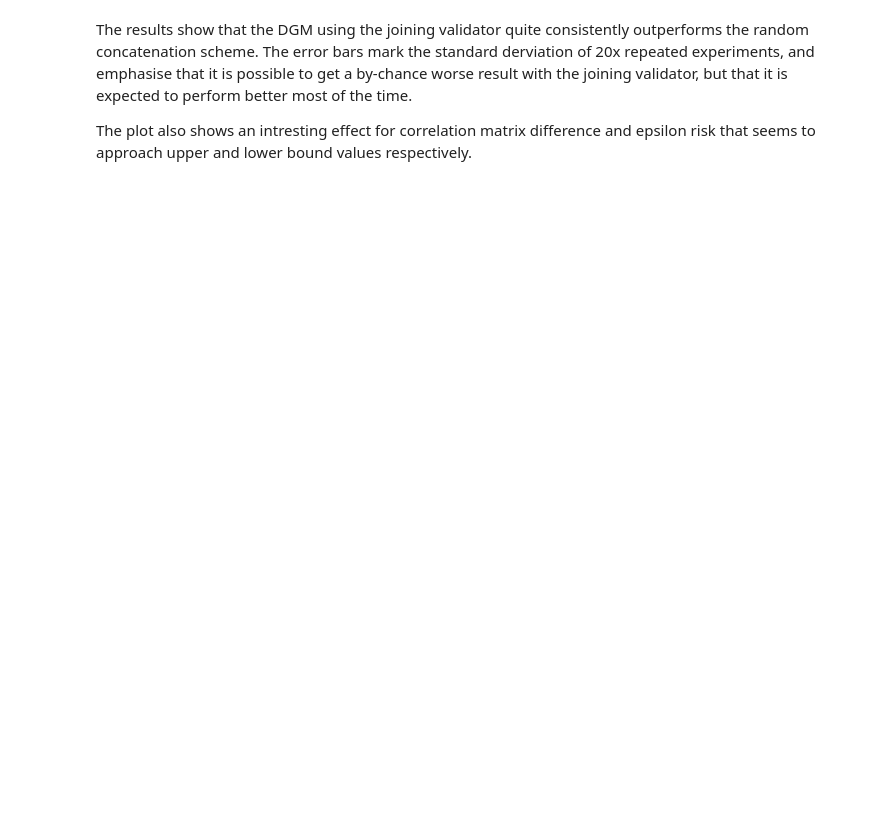
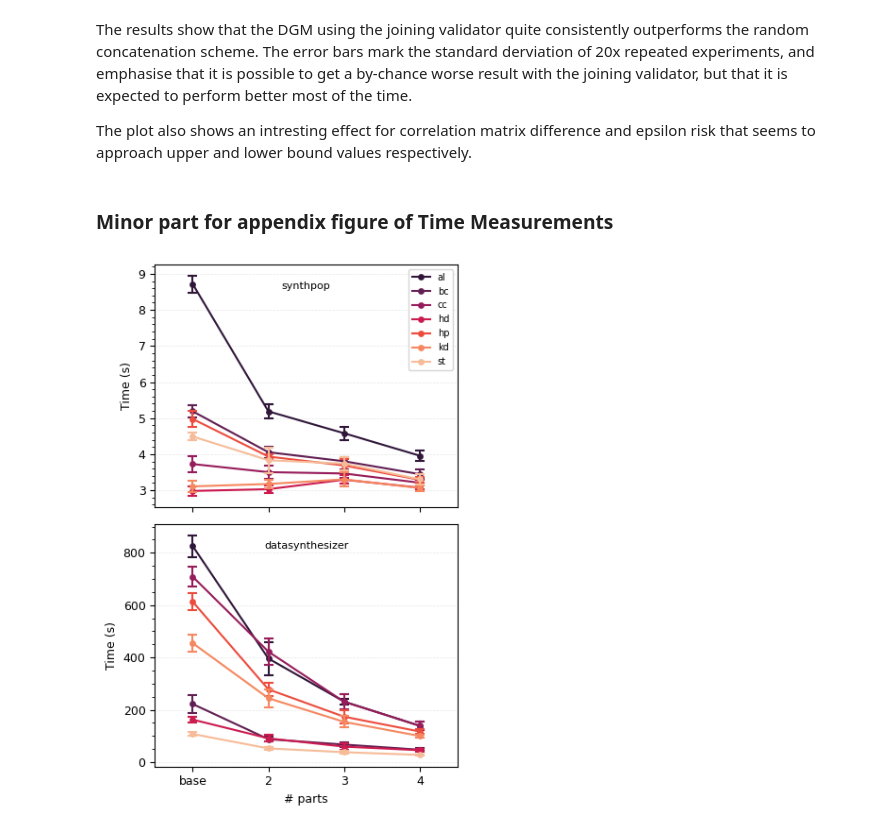
Before and after one commit to notna07/disjoint-synthetic-data-generation, a Jupyter notebook: 01_same_model_partitions.ipynb, the cells around one changed output. Drawn from its saved outputs; the diff is of its cells as text; code cells hidden in the pictures; blank space fills up the shorter version.

```diff
--- a/01_same_model_partitions.ipynb
+++ b/01_same_model_partitions.ipynb
@@ -329,3 +330,32 @@ fig = concat_adapt_comparison_figure(results_concat, results_valid, 'synthpop',
 The results show that the DGM using the joining validator quite consistently outperforms the random concatenation scheme. The error bars mark the standard derviation of 20x repeated experiments, and emphasise that it is possible to get a by-chance worse result with the joining validator, but that it is expected to perform better most of the time.
 
 The plot also shows an intresting effect for correlation matrix difference and epsilon risk that seems to approach upper and lower bound values respectively.
+# %% [markdown]
+### Minor part for appendix figure of Time Measurements
+# %%
+models = ['synthpop', 'datasynthesizer']
+
+results = pd.read_csv('experiments/results/01_utility_privacy_concat.csv')
+
+fig, axes = plt.subplots(2, 1, figsize=(4, 6), sharex=True)
+
+for j, model in enumerate(models):
+    axes[j].minorticks_on()
+    axes[j].xaxis.set_tick_params(which='minor', bottom=False)
+    axes[j].yaxis.grid(True, which='major', linestyle='--', linewidth='0.5', alpha=0.3)
+    sns.pointplot(data=results[results['model']==model], x="partitions", y='time', hue="data", ax=axes[j], palette='rocket', capsize=.1, linewidth=1.5, errorbar='sd')
+    axes[j].get_legend().remove()
+    axes[j].annotate(model, xy=(0.5, 0.9), xycoords='axes fraction', ha='center', fontsize=8)
+
+    axes[j].set_ylabel("Time (s)")
+
+axes[1].set_xlabel('# parts')
+ticks = axes[j].get_xticks()
+axes[j].set_xticks(ticks, labels=['base', '2', '3', '4'])
+
+handles, labels = axes[0].get_legend_handles_labels()
+axes[0].legend(handles, labels, loc='upper right', fontsize=7)
+plt.tight_layout()
+plt.savefig(f"experiments/figures/figureA2_time_vs_partitions.pdf", bbox_inches='tight')
+# %% [output]
+[figure, added]
```
Also changed, not shown: parts of 5 cells of this notebook, 14 other files.
